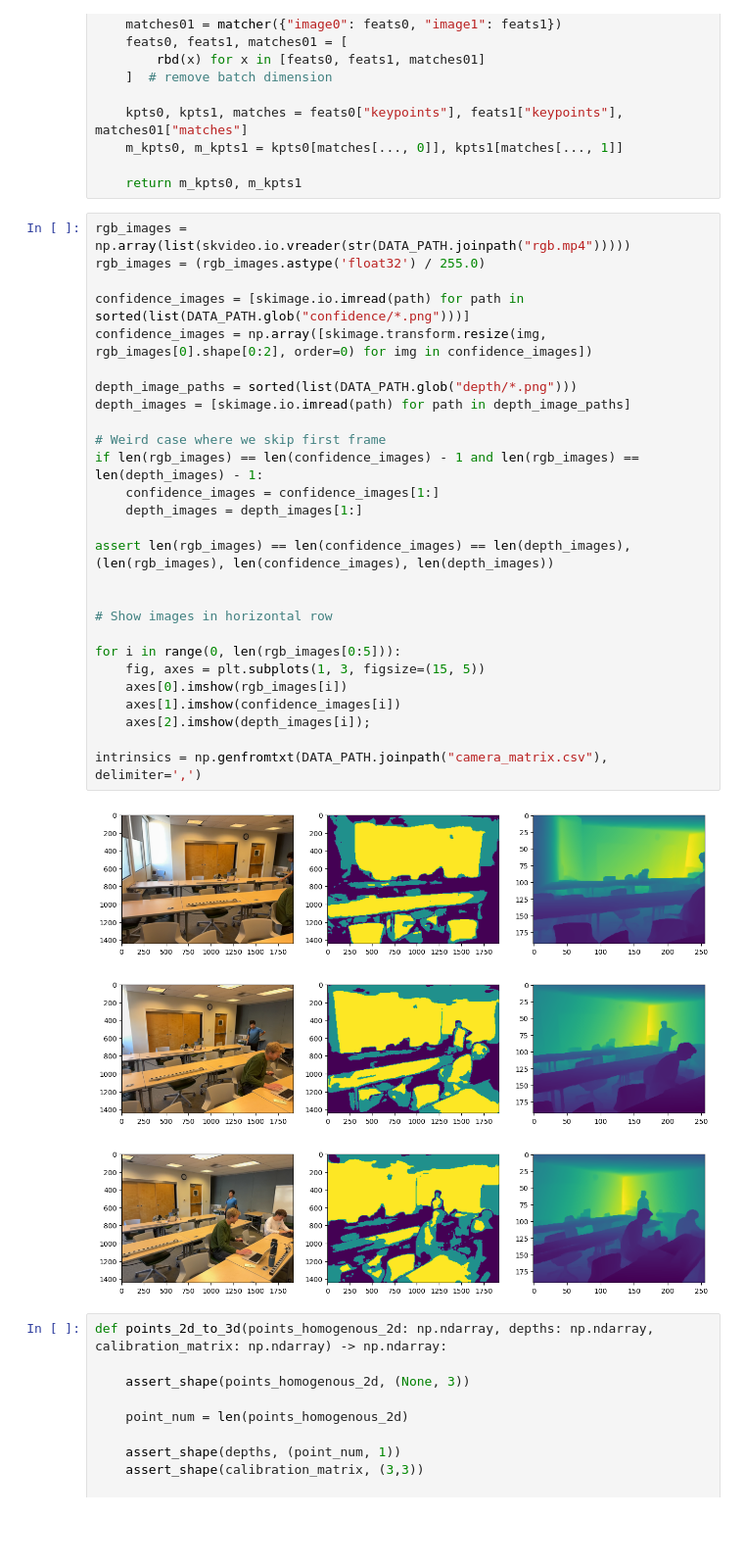
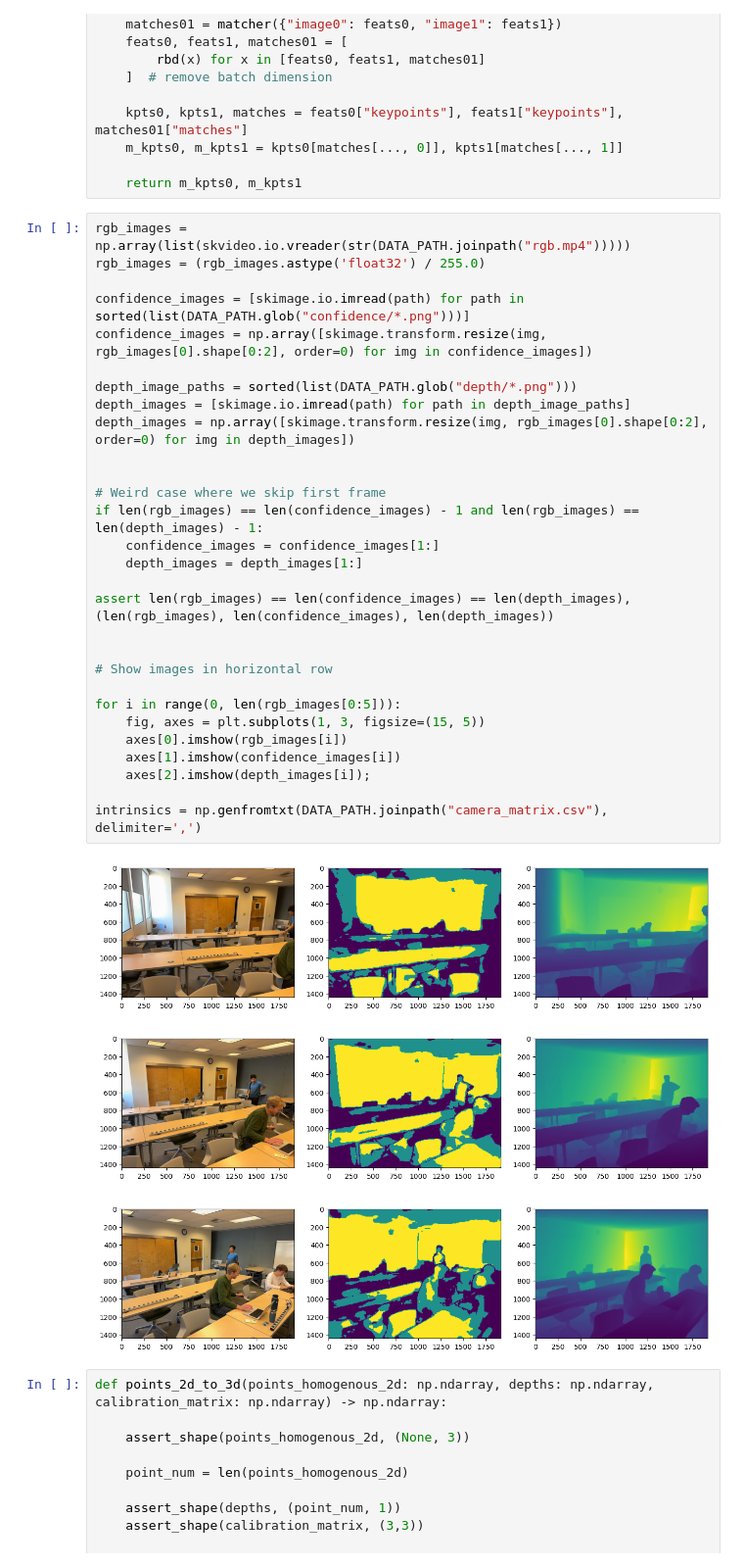
Before and after one commit to StarDylan/Xtractofuse, a Jupyter notebook: ransac_point_cloud_generator.ipynb, the cells around one changed output. Shown: that part at 98% size. Drawn from its saved outputs; the diff is of its cells as text; blank space fills up the shorter version.

```diff
--- a/ransac_point_cloud_generator.ipynb
+++ b/ransac_point_cloud_generator.ipynb
@@ -67,34 +63,36 @@ def get_matches(image0: np.ndarray, image1: np.ndarray):
 # %%
 rgb_images = np.array(list(skvideo.io.vreader(str(DATA_PATH.joinpath("rgb.mp4")))))
 rgb_images = (rgb_images.astype('float32') / 255.0)
 
 confidence_images = [skimage.io.imread(path) for path in sorted(list(DATA_PATH.glob("confidence/*.png")))]
 confidence_images = np.array([skimage.transform.resize(img, rgb_images[0].shape[0:2], order=0) for img in confidence_images])
 
 depth_image_paths = sorted(list(DATA_PATH.glob("depth/*.png")))
 depth_images = [skimage.io.imread(path) for path in depth_image_paths]
+depth_images = np.array([skimage.transform.resize(img, rgb_images[0].shape[0:2], order=0) for img in depth_images])
+
 
 # Weird case where we skip first frame
 if len(rgb_images) == len(confidence_images) - 1 and len(rgb_images) == len(depth_images) - 1:
     confidence_images = confidence_images[1:]
     depth_images = depth_images[1:]
 
 assert len(rgb_images) == len(confidence_images) == len(depth_images), (len(rgb_images), len(confidence_images), len(depth_images))
 
 
 # Show images in horizontal row
 
 for i in range(0, len(rgb_images[0:5])):
     fig, axes = plt.subplots(1, 3, figsize=(15, 5))
     axes[0].imshow(rgb_images[i])
     axes[1].imshow(confidence_images[i])
     axes[2].imshow(depth_images[i]);
 
 intrinsics = np.genfromtxt(DATA_PATH.joinpath("camera_matrix.csv"), delimiter=',')
 # %% [output]
-[figure, old version]
+[figure, new version]
-[figure, old version]
+[figure, new version]
-[figure, old version]
+[figure, new version]
 # %%
 def points_2d_to_3d(points_homogenous_2d: np.ndarray, depths: np.ndarray, calibration_matrix: np.ndarray) -> np.ndarray:
 
```
Also changed, not shown: parts of 2 cells of this notebook.
